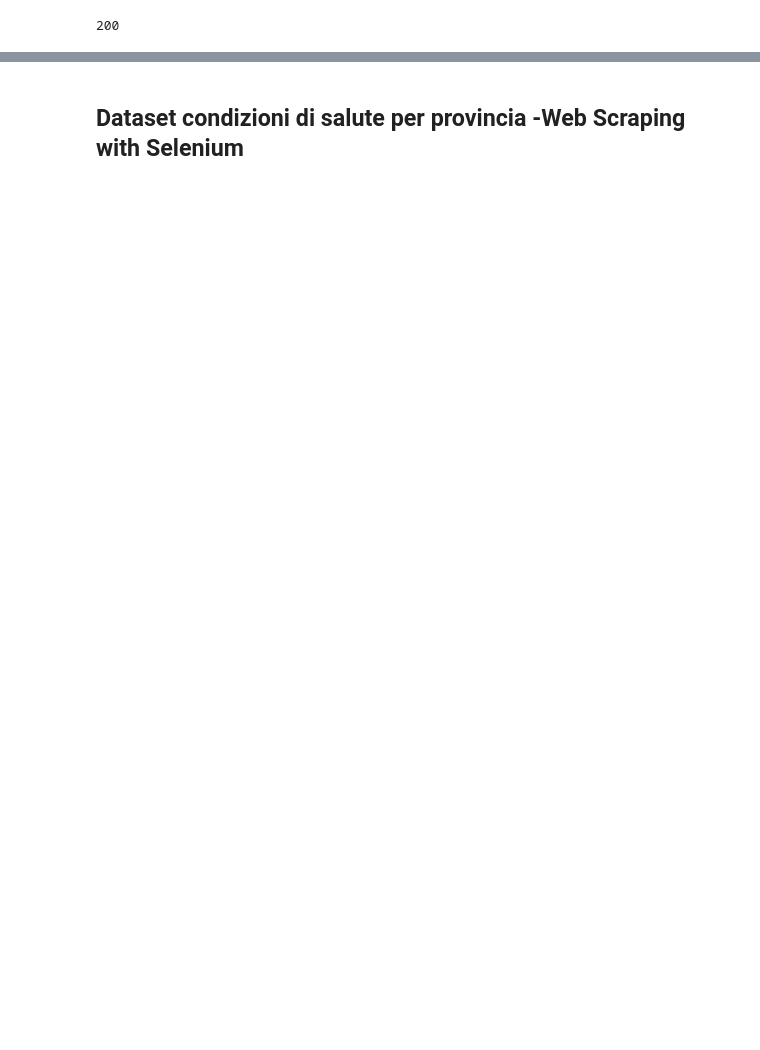
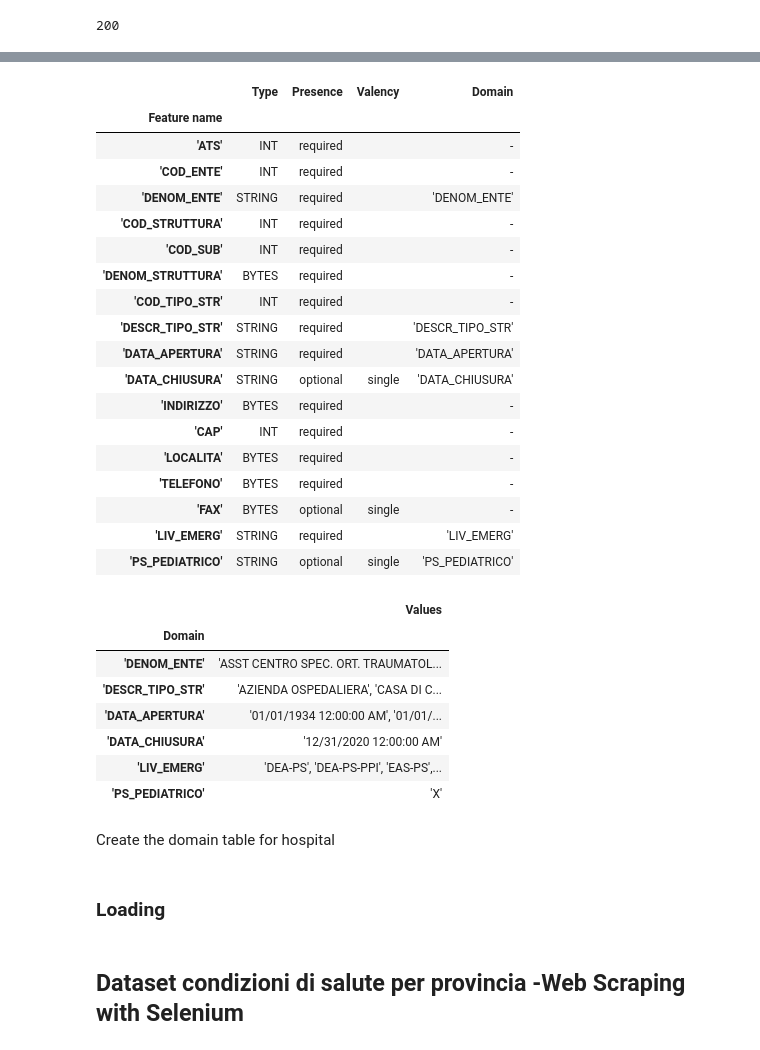
Before and after one commit to PythonBiellaGroup/ModernDataEngineering, a Jupyter notebook: Sanità_Lombardia.ipynb, the cells around one changed output, grey strips where cells are left out. Drawn from its saved outputs; the diff is of its cells as text; code cells hidden in the pictures; blank space fills up the shorter version.

```diff
--- a/Sanità_Lombardia.ipynb
+++ b/Sanità_Lombardia.ipynb
@@ -105,0 +223,3 @@ df.head()
+# %%
+df_ospedali = pd.read_csv('/content/ospedali.csv')
+df_ospedali.head()
@@ -105,0 +315,35 @@ df.head()
+# %%
+stats = tfdv.generate_statistics_from_dataframe(df_ospedali)
+schema = tfdv.infer_schema(stats)
+# %%
+tfdv.display_schema(schema)
+# %% [output]
+|  | Type | Presence | Valency | Domain |
+| Feature name |  |  |  |  |
+| 'ATS' | INT | required |  | - |
+| 'COD_ENTE' | INT | required |  | - |
+| 'DENOM_ENTE' | STRING | required |  | 'DENOM_ENTE' |
+| 'COD_STRUTTURA' | INT | required |  | - |
+| 'COD_SUB' | INT | required |  | - |
+| 'DENOM_STRUTTURA' | BYTES | required |  | - |
+| 'COD_TIPO_STR' | INT | required |  | - |
+| 'DESCR_TIPO_STR' | STRING | required |  | 'DESCR_TIPO_STR' |
+| 'DATA_APERTURA' | STRING | required |  | 'DATA_APERTURA' |
+| 'DATA_CHIUSURA' | STRING | optional | single | 'DATA_CHIUSURA' |
+| 'INDIRIZZO' | BYTES | required |  | - |
+| 'CAP' | INT | required |  | - |
+| 'LOCALITA' | BYTES | required |  | - |
+| 'TELEFONO' | BYTES | required |  | - |
+| 'FAX' | BYTES | optional | single | - |
+| 'LIV_EMERG' | STRING | required |  | 'LIV_EMERG' |
+| 'PS_PEDIATRICO' | STRING | optional | single | 'PS_PEDIATRICO' |
+|  | Values |
+| Domain |  |
+| 'DENOM_ENTE' | 'ASST CENTRO SPEC. ORT. TRAUMATOL... |
+| 'DESCR_TIPO_STR' | 'AZIENDA OSPEDALIERA', 'CASA DI C... |
+| 'DATA_APERTURA' | '01/01/1934 12:00:00 AM', '01/01/... |
+| 'DATA_CHIUSURA' | '12/31/2020 12:00:00 AM' |
+| 'LIV_EMERG' | 'DEA-PS', 'DEA-PS-PPI', 'EAS-PS',... |
+| 'PS_PEDIATRICO' | 'X' |
+# %% [markdown]
+Create the domain table for hospital
@@ -105,0 +378,2 @@ df.head()
+# %% [markdown]
+### Loading
```
Also changed, not shown: parts of 54 cells of this notebook, 4 other files.
